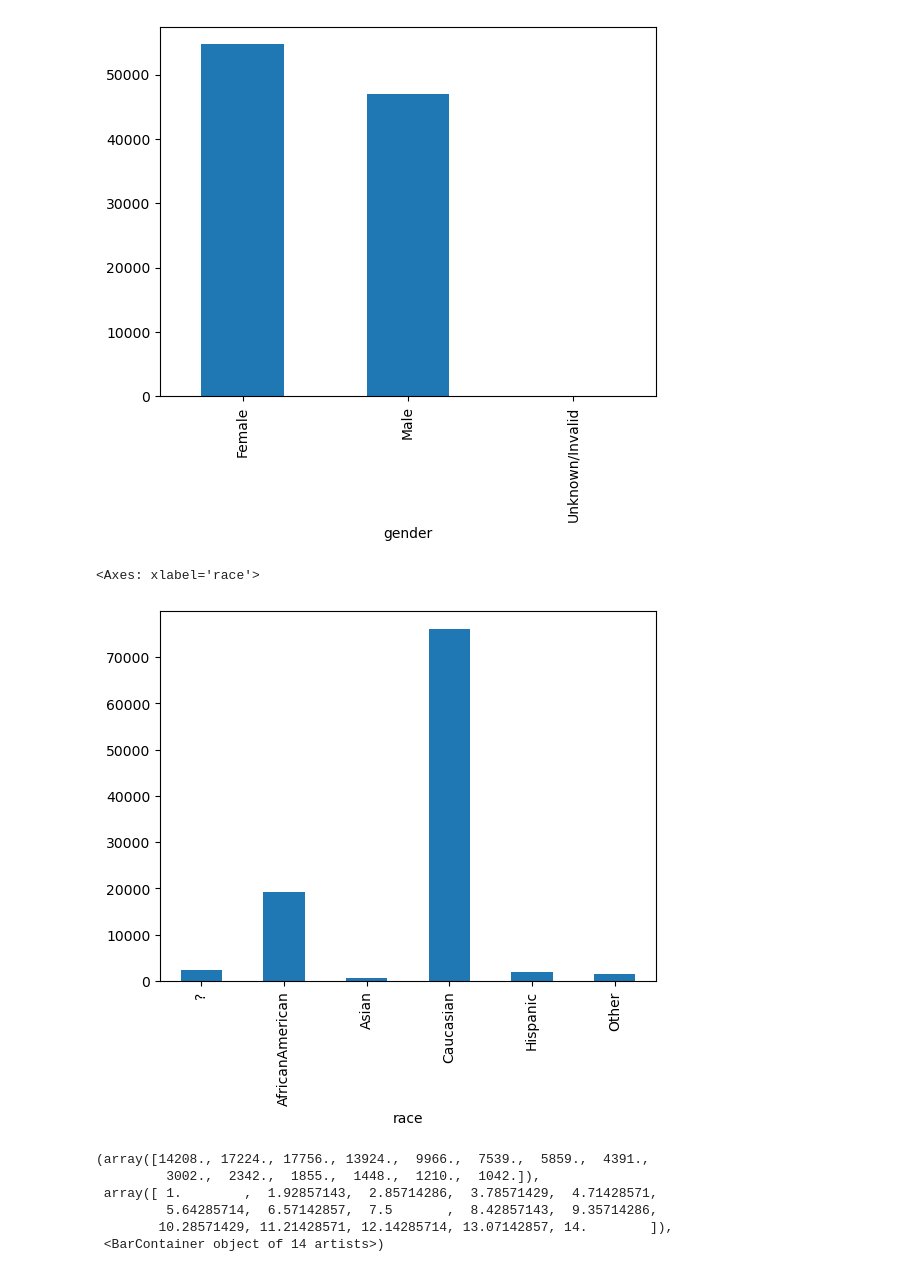
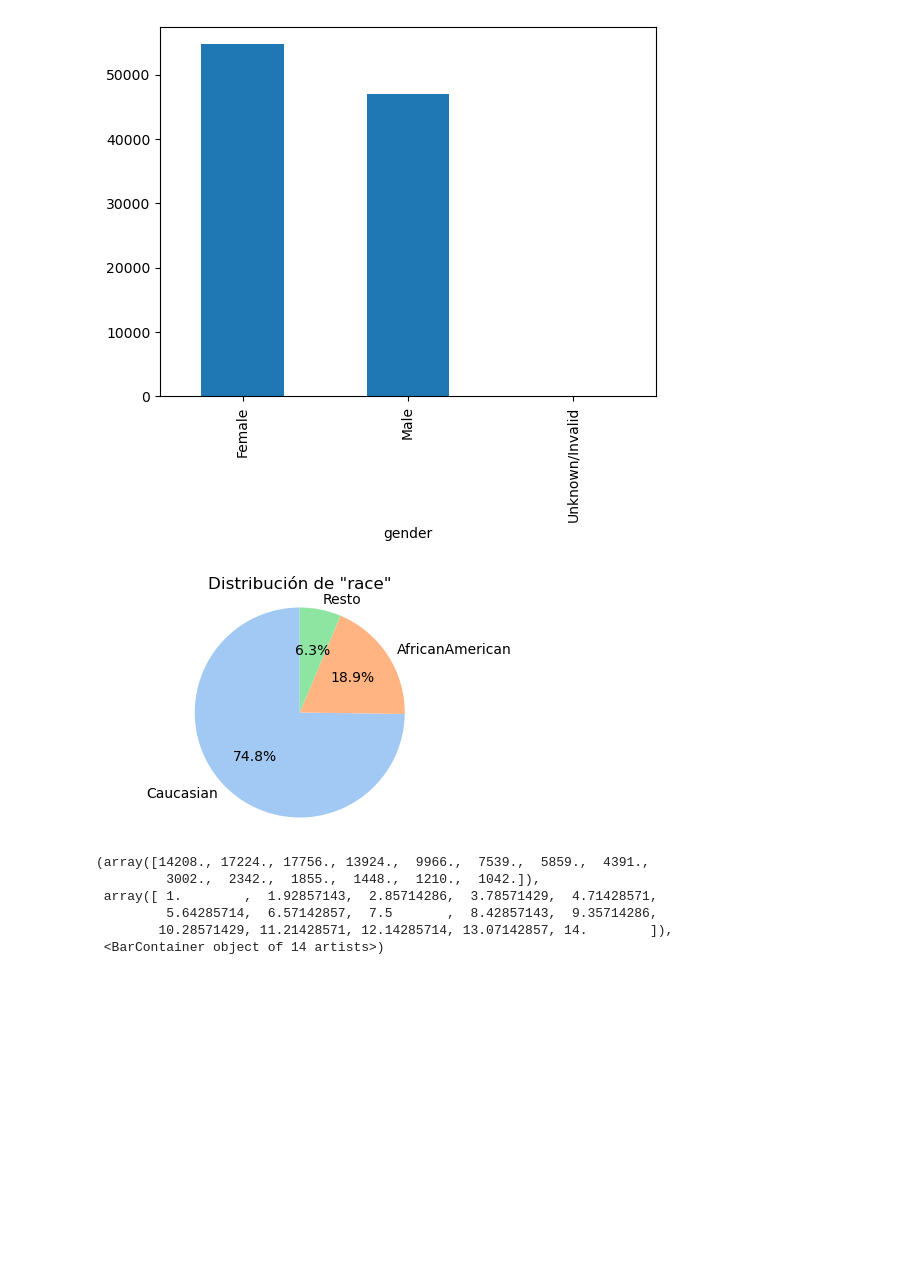
Before and after one commit to reimondezmariano/AdD_Trabajo_Final, a Jupyter notebook: Trabajo_final.ipynb, the cells around one changed output. Cells and saved outputs as stored; diff of their text form; code cells hidden in the pictures; blank space fills up the shorter version.

Commit message:
Agregado más gráficos

```diff
--- a/Trabajo_final.ipynb
+++ b/Trabajo_final.ipynb
@@ -179,0 +200,19 @@ data_set["age"].value_counts().sort_index().plot(kind="bar")
+# %%
+import seaborn as sns
+def plot_pie(data, column, ax=None, startangle=90, palette='pastel', title=None):
+    counts = data[column].value_counts()
+
+    if ax is None:
+        fig, ax = plt.subplots(figsize=(5, 3))
+
+    ax.pie(
+        counts,
+        labels=counts.index,
+        autopct='%1.1f%%',
+        startangle=startangle,
+        colors=sns.color_palette(palette)
+    )
+    ax.set_title(title if title else f'Distribución de "{column}"')
+    ax.axis('equal') # Asegura que el gráfico sea circular
+
+plot_pie(data_set,"age")
@@ -183,10 +224,39 @@ data_set["gender"].value_counts().sort_index().plot(kind="bar")
 <Axes: xlabel='gender'>
 [figure]
 # %%
-data_set["race"].value_counts().sort_index().plot(kind="bar")
+def plot_pie(data, column, ax=None, startangle=90, palette='pastel',
+             title=None, threshold=0.10):
+
+    counts = data[column].value_counts()
+
+    # Calcular porcentajes
+    percentages = counts / counts.sum()
+
+    # Separar categorías grandes y pequeñas
+    major = counts[percentages >= threshold]
+    minor = counts[percentages < threshold]
+
+    # Crear la categoría "Resto"
+    if len(minor) > 0:
+        major.loc["Resto"] = minor.sum()
+
+    if ax is None:
+        fig, ax = plt.subplots(figsize=(5,3))
+
+    ax.pie(
+        major,
+        labels=major.index,
+        autopct='%1.1f%%',
+        startangle=startangle,
+        colors=sns.color_palette(palette, len(major))
+    )
+
+    ax.set_title(title if title else f'Distribución de "{column}"')
+    ax.axis("equal")
+
+plot_pie(data_set, "race")
 # %% [output]
-<Axes: xlabel='race'>
-[figure, old version]
+[figure, new version]
 # %%
 plt.hist(data_set["time_in_hospital"], bins=14)
 # %% [output]
```
Also changed, not shown: parts of 7 cells of this notebook.
